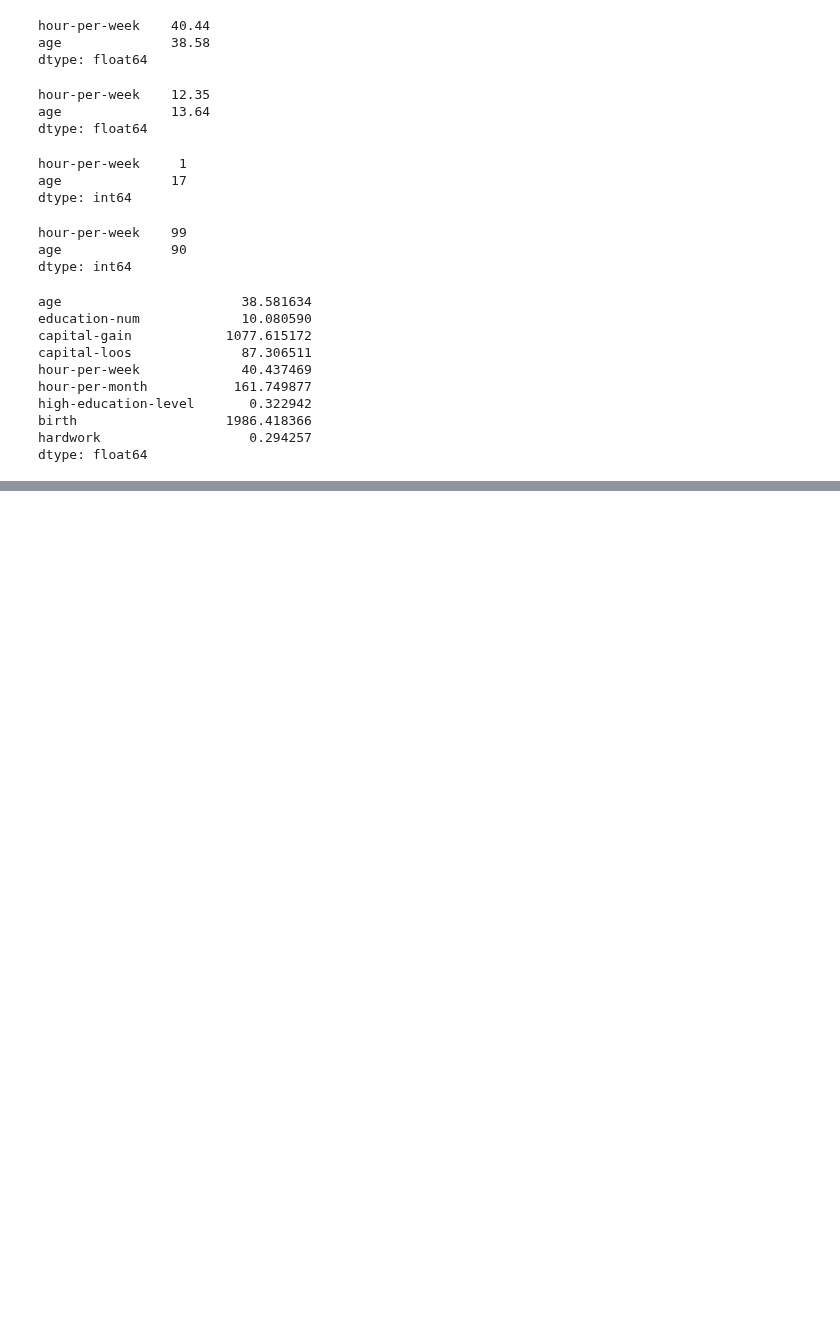
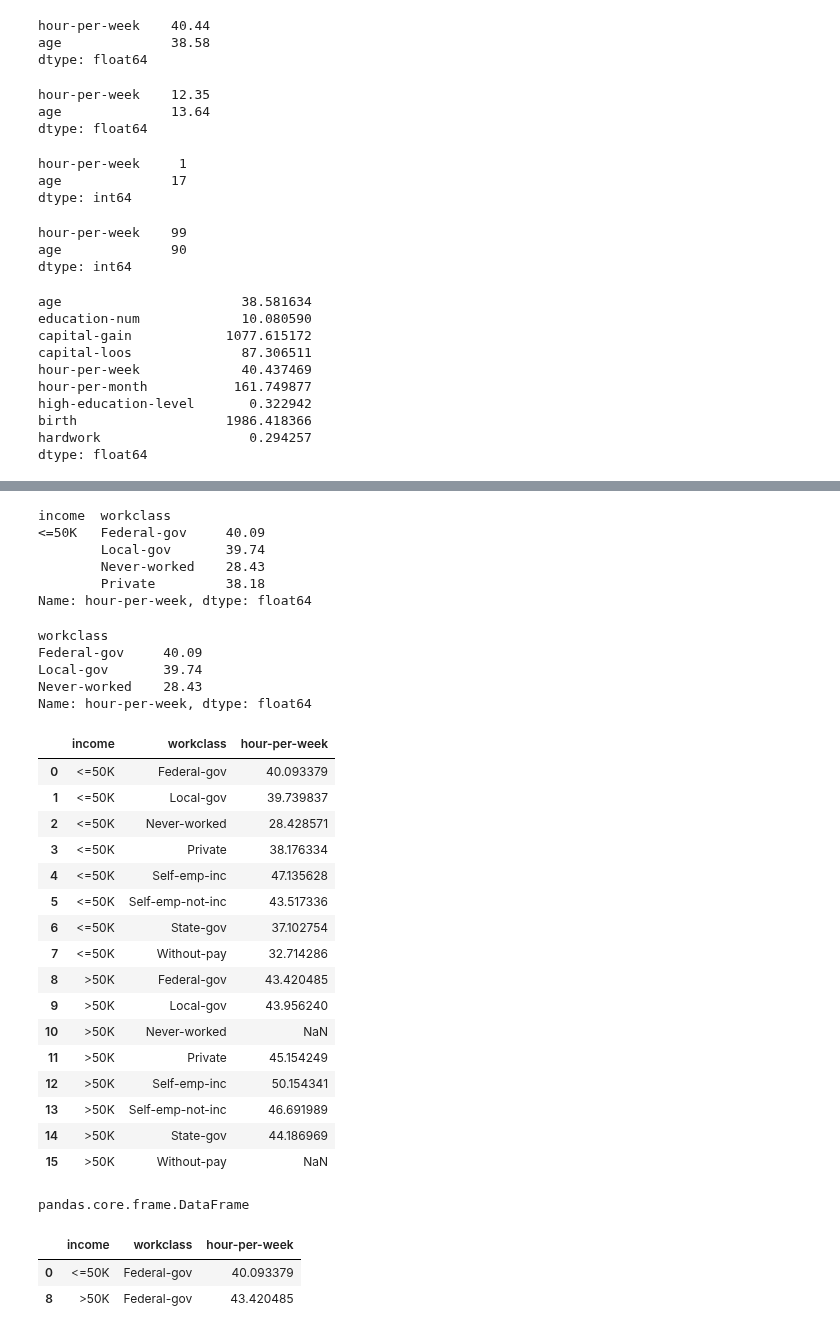
Before and after one commit to Joao-Inacio/Pandas-Descomplicado-Um-Guia-Pratico-para-Iniciantes, a Jupyter notebook: 0.2_Dataframe/dataframe.ipynb, the cells around one changed output, grey strips where cells are left out. Saved outputs shown, nothing was run; the diff lists cells and outputs as text; code cells hidden in the pictures; blank space fills up the shorter version.

```diff
--- a/0.2_Dataframe/dataframe.ipynb
+++ b/0.2_Dataframe/dataframe.ipynb
@@ -1177,0 +1265,48 @@ dtype: float64
+# %%
+group.loc[(" <=50K", ' Federal-gov'): (" <=50K", " Private")]
+# %% [output]
+income  workclass
+<=50K   Federal-gov     40.09
+        Local-gov       39.74
+        Never-worked    28.43
+        Private         38.18
+Name: hour-per-week, dtype: float64
+# %%
+group.loc[" <=50K"][" Federal-gov": ' Never-worked']
+# %% [output]
+workclass
+Federal-gov     40.09
+Local-gov       39.74
+Never-worked    28.43
+Name: hour-per-week, dtype: float64
+# %%
+group = df.groupby(['income', 'workclass'], as_index=False, observed=False)["hour-per-week"].mean().sort_index()
+group
+# %% [output]
+|  | income | workclass | hour-per-week |
+| 0 | <=50K | Federal-gov | 40.093379 |
+| 1 | <=50K | Local-gov | 39.739837 |
+| 2 | <=50K | Never-worked | 28.428571 |
+| 3 | <=50K | Private | 38.176334 |
+| 4 | <=50K | Self-emp-inc | 47.135628 |
+| 5 | <=50K | Self-emp-not-inc | 43.517336 |
+| 6 | <=50K | State-gov | 37.102754 |
+| 7 | <=50K | Without-pay | 32.714286 |
+| 8 | >50K | Federal-gov | 43.420485 |
+| 9 | >50K | Local-gov | 43.956240 |
+| 10 | >50K | Never-worked | NaN |
+| 11 | >50K | Private | 45.154249 |
+| 12 | >50K | Self-emp-inc | 50.154341 |
+| 13 | >50K | Self-emp-not-inc | 46.691989 |
+| 14 | >50K | State-gov | 44.186969 |
+| 15 | >50K | Without-pay | NaN |
+# %%
+type(group)
+# %% [output]
+pandas.core.frame.DataFrame
+# %%
+group.query("workclass == ' Federal-gov'")
+# %% [output]
+|  | income | workclass | hour-per-week |
+| 0 | <=50K | Federal-gov | 40.093379 |
+| 8 | >50K | Federal-gov | 43.420485 |
```
Also changed, not shown: parts of 8 cells of this notebook.
